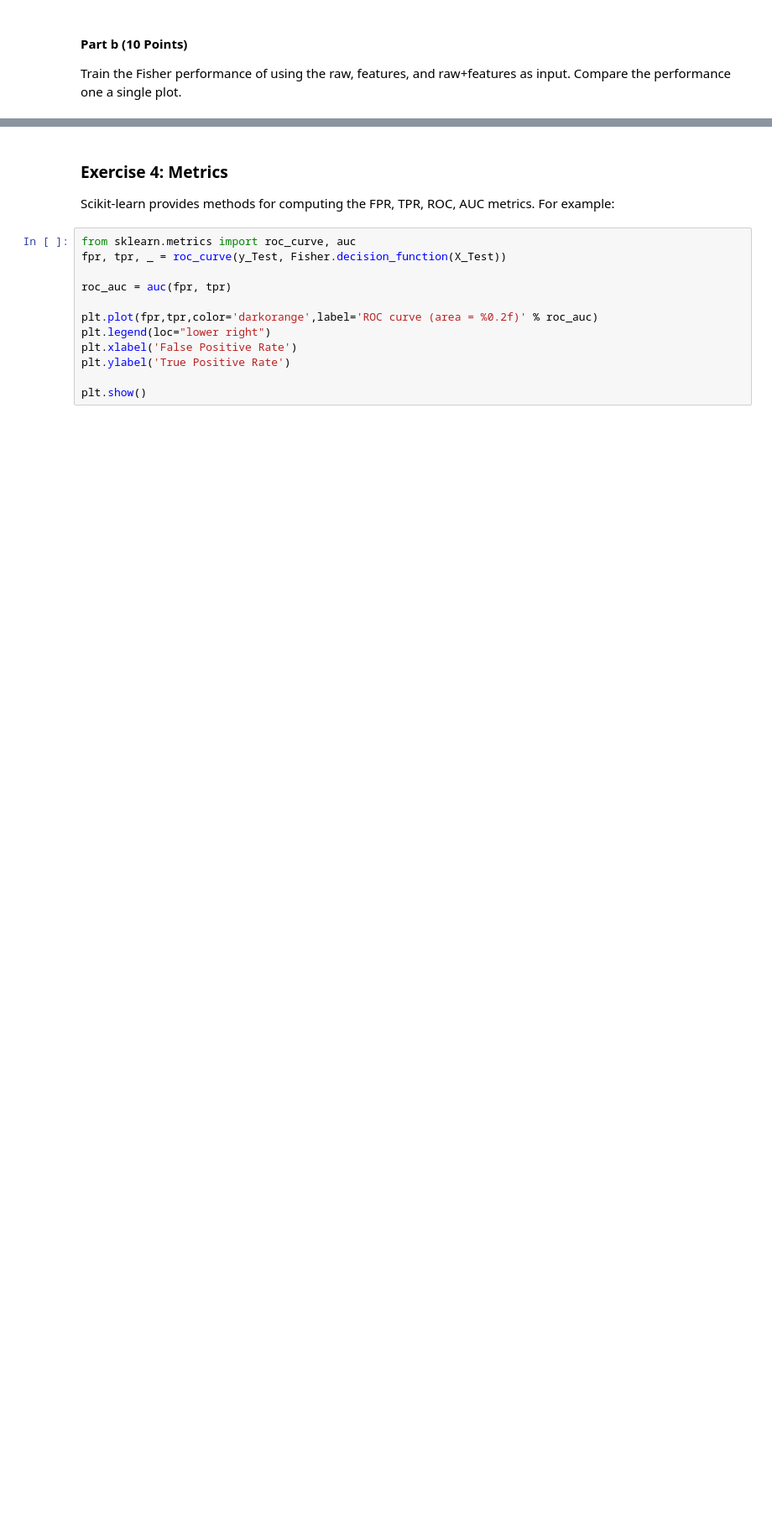
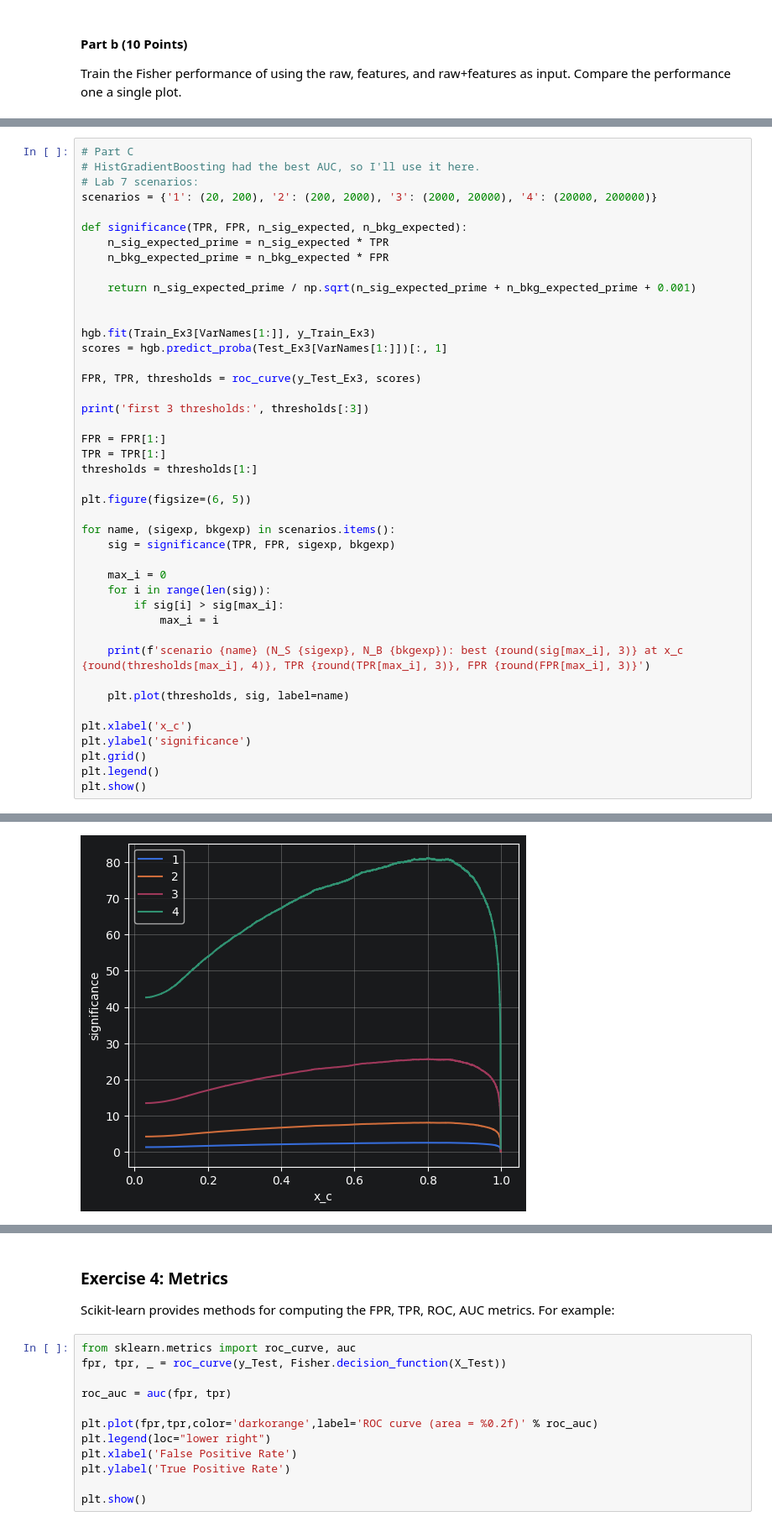
Before and after one commit to radtothebone/data-science-3402, a Jupyter notebook: Lab 8/Herrera_Christian_Lab8.ipynb, the cells around one changed output, grey strips where cells are left out. Shown at 84% size. Drawn from its saved outputs; the diff is of its cells as text; blank space fills up the shorter version.

```diff
--- a/Lab 8/Herrera_Christian_Lab8.ipynb
+++ b/Lab 8/Herrera_Christian_Lab8.ipynb
@@ -113,0 +298,44 @@ Use the best method from part c to compute the maximal significance $\sigma_S= \
+# %%
+# Part C
+# HistGradientBoosting had the best AUC, so I'll use it here.
+# Lab 7 scenarios:
+scenarios = {'1': (20, 200), '2': (200, 2000), '3': (2000, 20000), '4': (20000, 200000)}
+
+def significance(TPR, FPR, n_sig_expected, n_bkg_expected):
+    n_sig_expected_prime = n_sig_expected * TPR
+    n_bkg_expected_prime = n_bkg_expected * FPR
+
+    return n_sig_expected_prime / np.sqrt(n_sig_expected_prime + n_bkg_expected_prime + 0.001)
+
+
+hgb.fit(Train_Ex3[VarNames[1:]], y_Train_Ex3)
+scores = hgb.predict_proba(Test_Ex3[VarNames[1:]])[:, 1]
+
+FPR, TPR, thresholds = roc_curve(y_Test_Ex3, scores)
+
+print('first 3 thresholds:', thresholds[:3])
+
+FPR = FPR[1:]
+TPR = TPR[1:]
+thresholds = thresholds[1:]
+
+plt.figure(figsize=(6, 5))
+
+for name, (sigexp, bkgexp) in scenarios.items():
+    sig = significance(TPR, FPR, sigexp, bkgexp)
+
+    max_i = 0
+    for i in range(len(sig)):
+        if sig[i] > sig[max_i]:
+            max_i = i
+
+    print(f'scenario {name} (N_S {sigexp}, N_B {bkgexp}): best {round(sig[max_i], 3)} at x_c {round(thresholds[max_i], 4)}, TPR {round(TPR[max_i], 3)}, FPR {round(FPR[max_i], 3)}')
+
+    plt.plot(thresholds, sig, label=name)
+
+plt.xlabel('x_c')
+plt.ylabel('significance')
+plt.grid()
+plt.legend()
+plt.show()
+# %% [output]
@@ -113,0 +347 @@ Use the best method from part c to compute the maximal significance $\sigma_S= \
+[figure, added]
```
Also changed, not shown: parts of 22 cells of this notebook, 2 other files.
